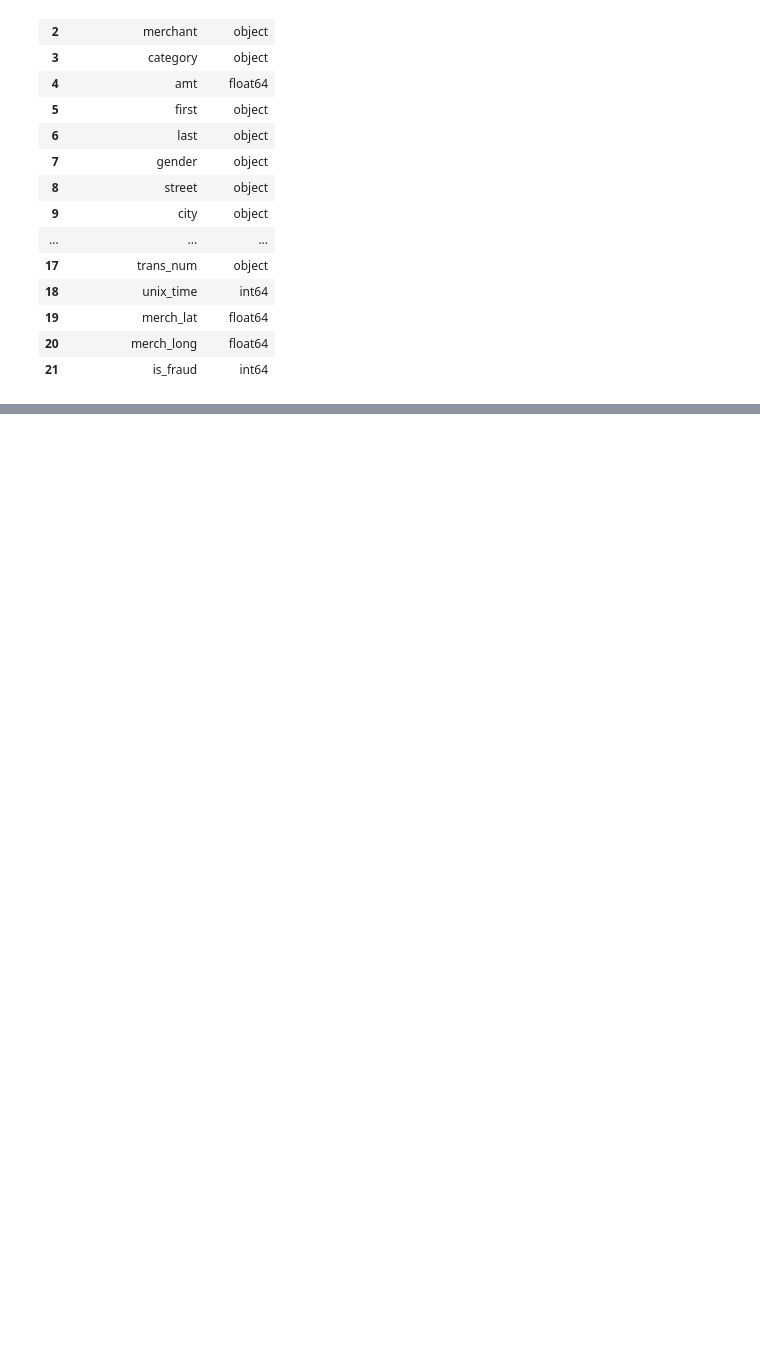
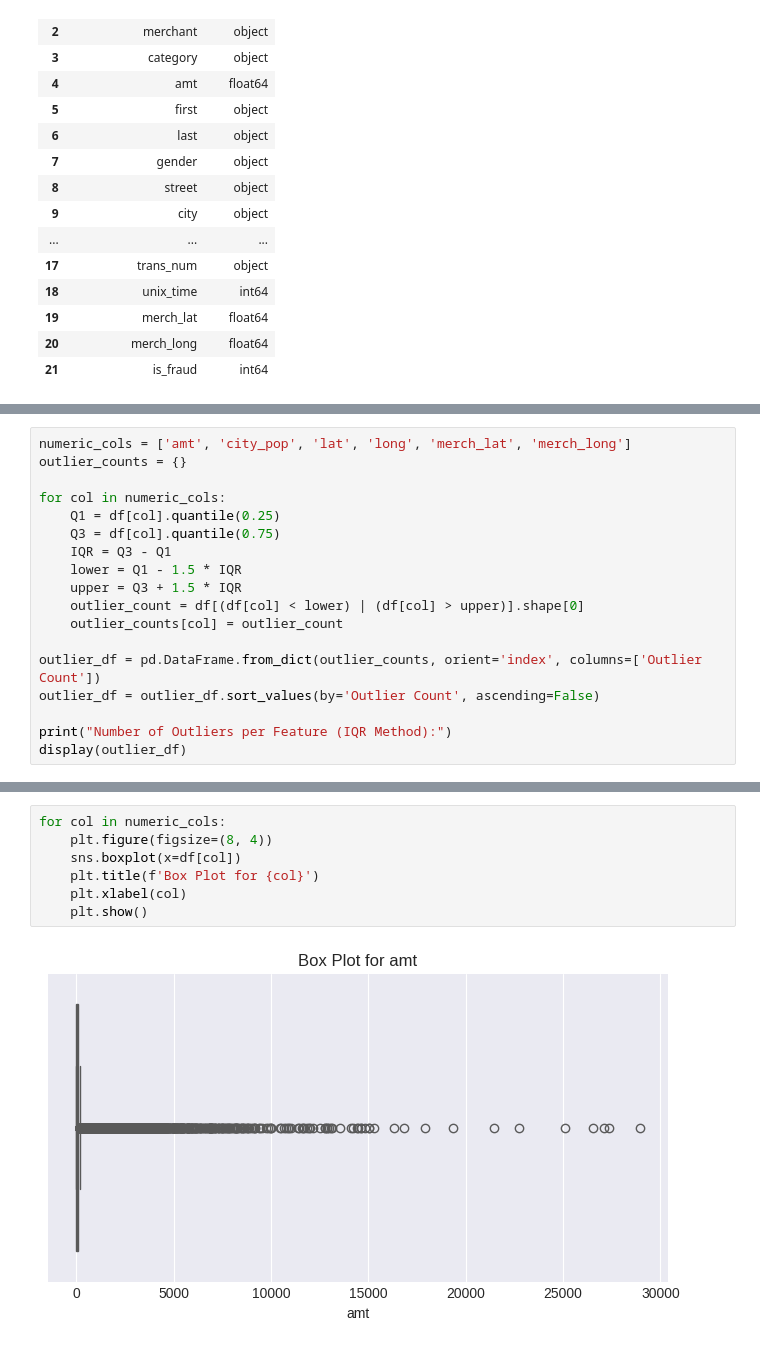
Before and after one commit to usama879/creditcardfraudproject, a Jupyter notebook: CreditCardFraud.ipynb, the cells around one changed output, grey strips where cells are left out. Saved outputs shown, nothing was run; the diff lists cells and outputs as text; blank space fills up the shorter version.

```diff
--- a/CreditCardFraud.ipynb
+++ b/CreditCardFraud.ipynb
@@ -298,0 +183,18 @@ Top 15 Most Influential Features
+# %%
+numeric_cols = ['amt', 'city_pop', 'lat', 'long', 'merch_lat', 'merch_long']
+outlier_counts = {}
+
+for col in numeric_cols:
+    Q1 = df[col].quantile(0.25)
+    Q3 = df[col].quantile(0.75)
+    IQR = Q3 - Q1
+    lower = Q1 - 1.5 * IQR
+    upper = Q3 + 1.5 * IQR
+    outlier_count = df[(df[col] < lower) | (df[col] > upper)].shape[0]
+    outlier_counts[col] = outlier_count
+
+outlier_df = pd.DataFrame.from_dict(outlier_counts, orient='index', columns=['Outlier Count'])
+outlier_df = outlier_df.sort_values(by='Outlier Count', ascending=False)
+
+print("Number of Outliers per Feature (IQR Method):")
+display(outlier_df)
@@ -298,0 +210,9 @@ Top 15 Most Influential Features
+# %%
+for col in numeric_cols:
+    plt.figure(figsize=(8, 4))
+    sns.boxplot(x=df[col])
+    plt.title(f'Box Plot for {col}')
+    plt.xlabel(col)
+    plt.show()
+# %% [output]
+[figure, added]
```
Also changed, not shown: parts of 76 cells of this notebook.
